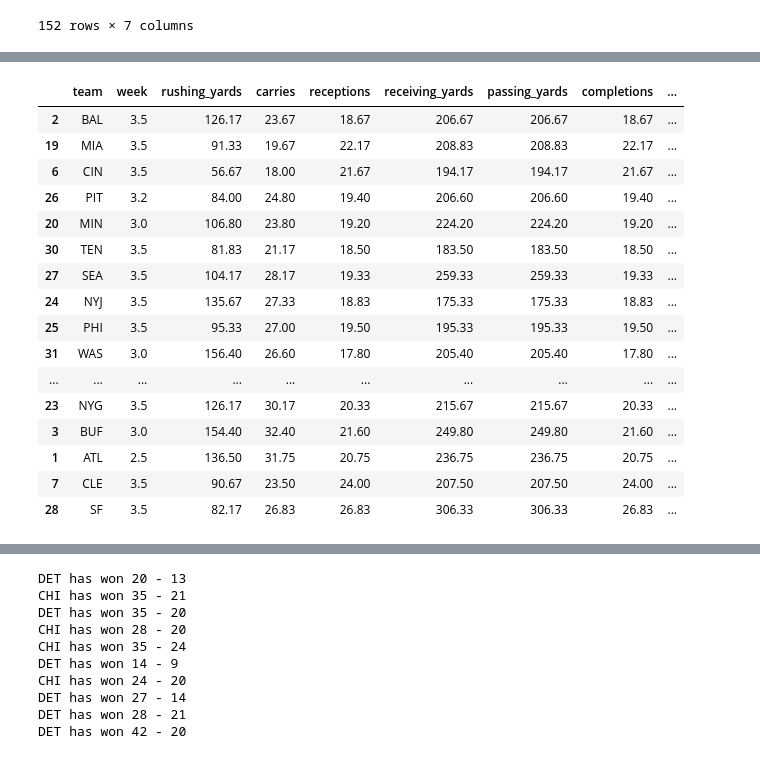
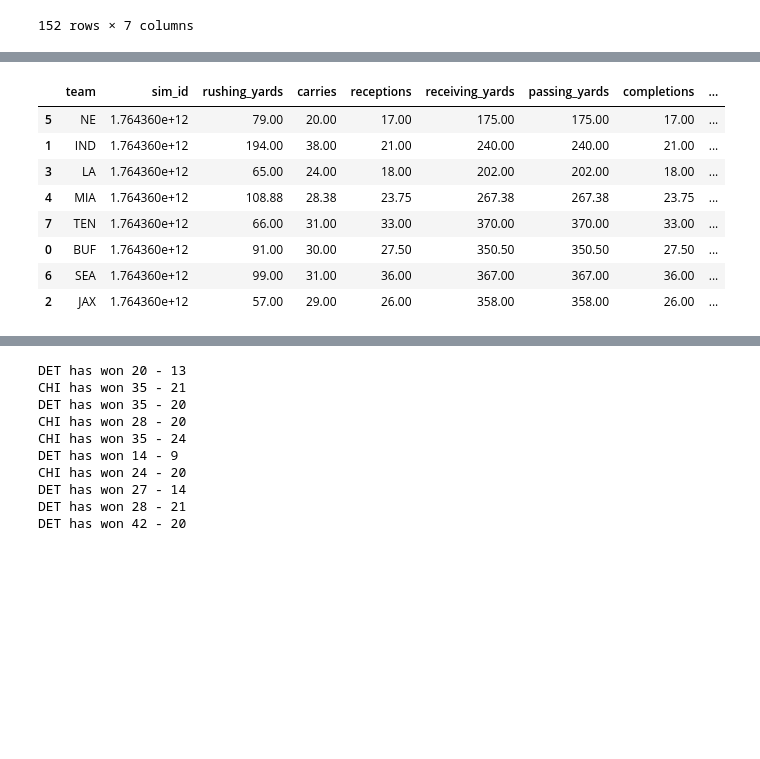
Before and after one commit to sharedw/NFL_sim, a Jupyter notebook: notebooks/other_notebooks/sim.ipynb, the cells around one changed output, grey strips where cells are left out. Saved outputs shown, nothing was run; the diff lists cells and outputs as text; code cells hidden in the pictures; blank space fills up the shorter version.

```diff
--- a/notebooks/other_notebooks/sim.ipynb
+++ b/notebooks/other_notebooks/sim.ipynb
@@ -147,25 +176,36 @@ df
 # %%
-szn = Quack.query('select * from weekly where season=2025 and week between 0 and 10')
-szn = szn.groupby(['team','week'])[['rushing_yards', 'carries','receptions','receiving_yards', 'passing_yards','completions','attempts']].sum().reset_index().groupby(['team']).mean().round(2).reset_index().sort_values(by='carries', ascending=False)
-szn['ypc'] = szn['rushing_yards'] / szn['carries']
-szn['yp_pass'] = szn['receiving_yards'] / szn['attempts']
-szn['plays'] = szn['attempts'] + szn['carries']
-szn.sort_values(by='plays')
+simszn = (
+    df.groupby(["team", "sim_id"])[
+        [
+            "rushing_yards",
+            "carries",
+            "receptions",
+            "receiving_yards",
+            "passing_yards",
+            "completions",
+            "attempts",
+        ]
+    ]
+    .sum()
+    .reset_index()
+    .groupby(["team"])
+    .mean()
+    .round(2)
+    .reset_index()
+    .sort_values(by="carries", ascending=False)
+) #group by sim first to get team stats for each game, then group by team to get per game avg
+
+simszn["ypc"] = simszn["rushing_yards"] / simszn["carries"]
+simszn["yp_pass"] = simszn["receiving_yards"] / simszn["attempts"]
+simszn["plays"] = simszn["attempts"] + simszn["carries"]
+simszn.sort_values(by="yp_pass")
 # %% [output]
-|  | team | week | rushing_yards | carries | receptions | receiving_yards | passing_yards | completions | ... |
-| 2 | BAL | 3.5 | 126.17 | 23.67 | 18.67 | 206.67 | 206.67 | 18.67 | ... |
-| 19 | MIA | 3.5 | 91.33 | 19.67 | 22.17 | 208.83 | 208.83 | 22.17 | ... |
-| 6 | CIN | 3.5 | 56.67 | 18.00 | 21.67 | 194.17 | 194.17 | 21.67 | ... |
-| 26 | PIT | 3.2 | 84.00 | 24.80 | 19.40 | 206.60 | 206.60 | 19.40 | ... |
-| 20 | MIN | 3.0 | 106.80 | 23.80 | 19.20 | 224.20 | 224.20 | 19.20 | ... |
-| 30 | TEN | 3.5 | 81.83 | 21.17 | 18.50 | 183.50 | 183.50 | 18.50 | ... |
-| 27 | SEA | 3.5 | 104.17 | 28.17 | 19.33 | 259.33 | 259.33 | 19.33 | ... |
-| 24 | NYJ | 3.5 | 135.67 | 27.33 | 18.83 | 175.33 | 175.33 | 18.83 | ... |
-| 25 | PHI | 3.5 | 95.33 | 27.00 | 19.50 | 195.33 | 195.33 | 19.50 | ... |
-| 31 | WAS | 3.0 | 156.40 | 26.60 | 17.80 | 205.40 | 205.40 | 17.80 | ... |
-| ... | ... | ... | ... | ... | ... | ... | ... | ... | ... |
-| 23 | NYG | 3.5 | 126.17 | 30.17 | 20.33 | 215.67 | 215.67 | 20.33 | ... |
-| 3 | BUF | 3.0 | 154.40 | 32.40 | 21.60 | 249.80 | 249.80 | 21.60 | ... |
-| 1 | ATL | 2.5 | 136.50 | 31.75 | 20.75 | 236.75 | 236.75 | 20.75 | ... |
-| 7 | CLE | 3.5 | 90.67 | 23.50 | 24.00 | 207.50 | 207.50 | 24.00 | ... |
-| 28 | SF | 3.5 | 82.17 | 26.83 | 26.83 | 306.33 | 306.33 | 26.83 | ... |
+|  | team | sim_id | rushing_yards | carries | receptions | receiving_yards | passing_yards | completions | ... |
+| 5 | NE | 1.764360e+12 | 79.00 | 20.00 | 17.00 | 175.00 | 175.00 | 17.00 | ... |
+| 1 | IND | 1.764360e+12 | 194.00 | 38.00 | 21.00 | 240.00 | 240.00 | 21.00 | ... |
+| 3 | LA | 1.764360e+12 | 65.00 | 24.00 | 18.00 | 202.00 | 202.00 | 18.00 | ... |
+| 4 | MIA | 1.764360e+12 | 108.88 | 28.38 | 23.75 | 267.38 | 267.38 | 23.75 | ... |
+| 7 | TEN | 1.764360e+12 | 66.00 | 31.00 | 33.00 | 370.00 | 370.00 | 33.00 | ... |
+| 0 | BUF | 1.764360e+12 | 91.00 | 30.00 | 27.50 | 350.50 | 350.50 | 27.50 | ... |
+| 6 | SEA | 1.764360e+12 | 99.00 | 31.00 | 36.00 | 367.00 | 367.00 | 36.00 | ... |
+| 2 | JAX | 1.764360e+12 | 57.00 | 29.00 | 26.00 | 358.00 | 358.00 | 26.00 | ... |
```
Also changed, not shown: parts of 22 cells of this notebook, 6 other files.
